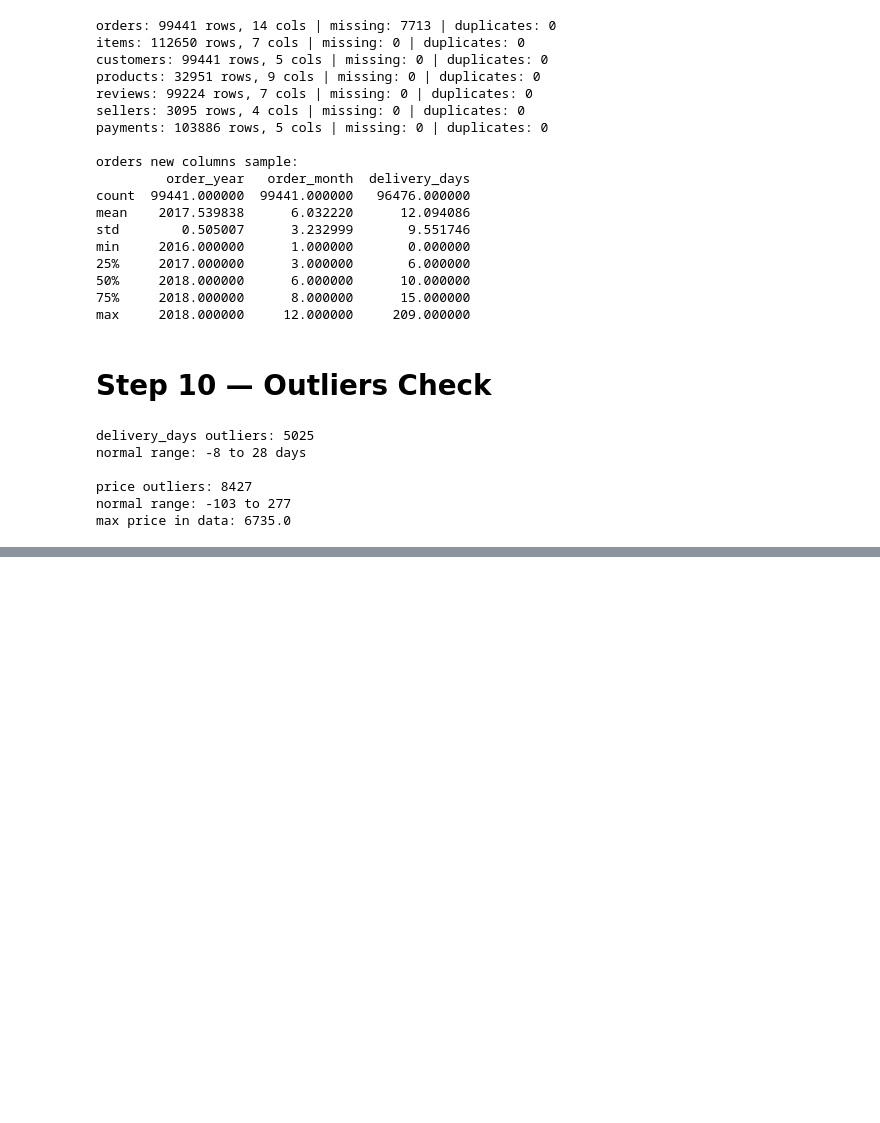
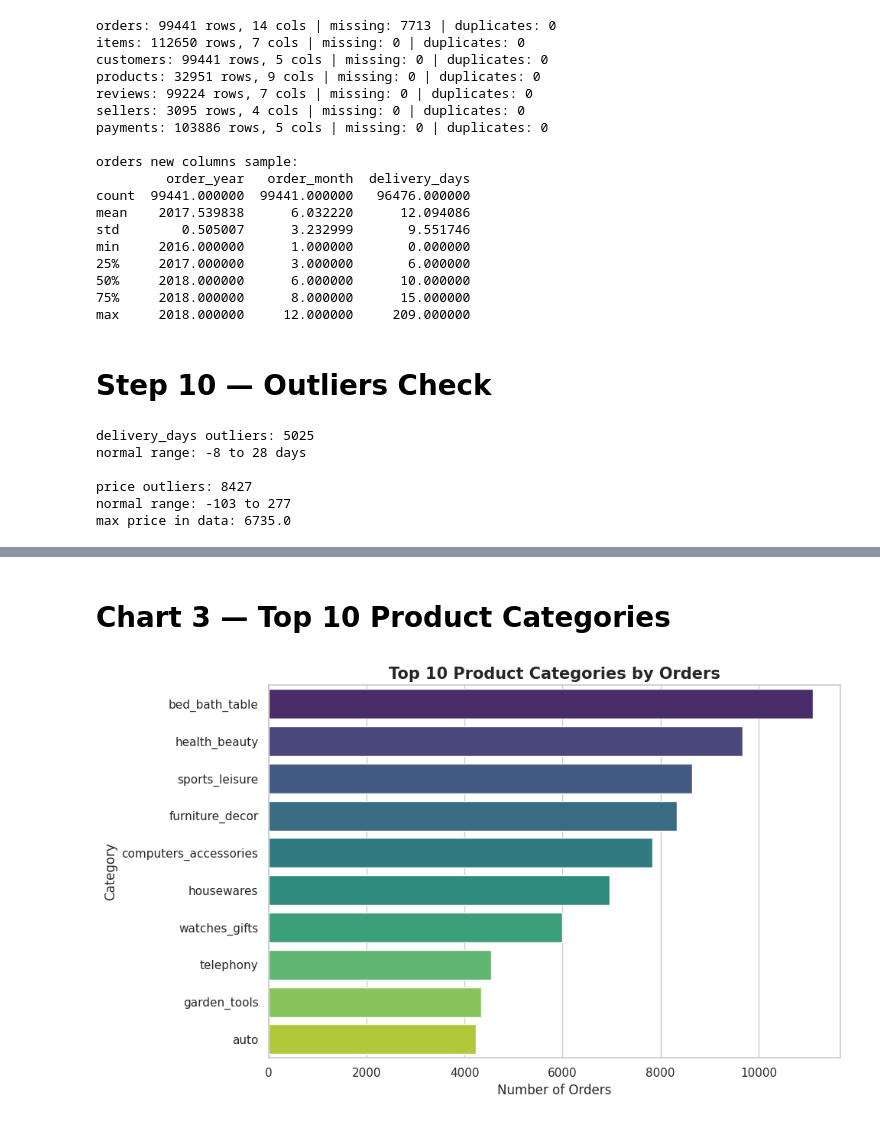
Before and after one commit to AiWriter404/olist-ecommerce-data-analysis, a Jupyter notebook: olist-ecommerce-data-analysis.ipynb, the cells around one changed output, grey strips where cells are left out. Drawn from its saved outputs; the diff is of its cells as text; code cells hidden in the pictures; blank space fills up the shorter version.

```diff
--- a/olist-ecommerce-data-analysis.ipynb
+++ b/olist-ecommerce-data-analysis.ipynb
@@ -627,0 +785,31 @@ max price in data: 6735.0
+# %% [markdown]
+# **Chart 3 — Top 10 Product Categories**
+# %%
+
+# Top 10 Product Categories by Orders
+
+top_categories = (
+    items.merge(products, on='product_id')
+    .groupby('product_category_name')['order_id']
+    .count()
+    .sort_values(ascending=False)
+    .head(10)
+    .reset_index()
+)
+top_categories.columns = ['category', 'orders']
+
+plt.figure(figsize=(10, 6))
+
+sns.barplot(data=top_categories,
+            x='orders',
+            y='category',
+            palette='viridis')
+
+plt.title('Top 10 Product Categories by Orders',
+          fontsize=15, fontweight='bold')
+plt.xlabel('Number of Orders')
+plt.ylabel('Category')
+plt.tight_layout()
+plt.show()
+# %% [output]
+[figure, added]
```
Also changed, not shown: parts of 10 cells of this notebook.
